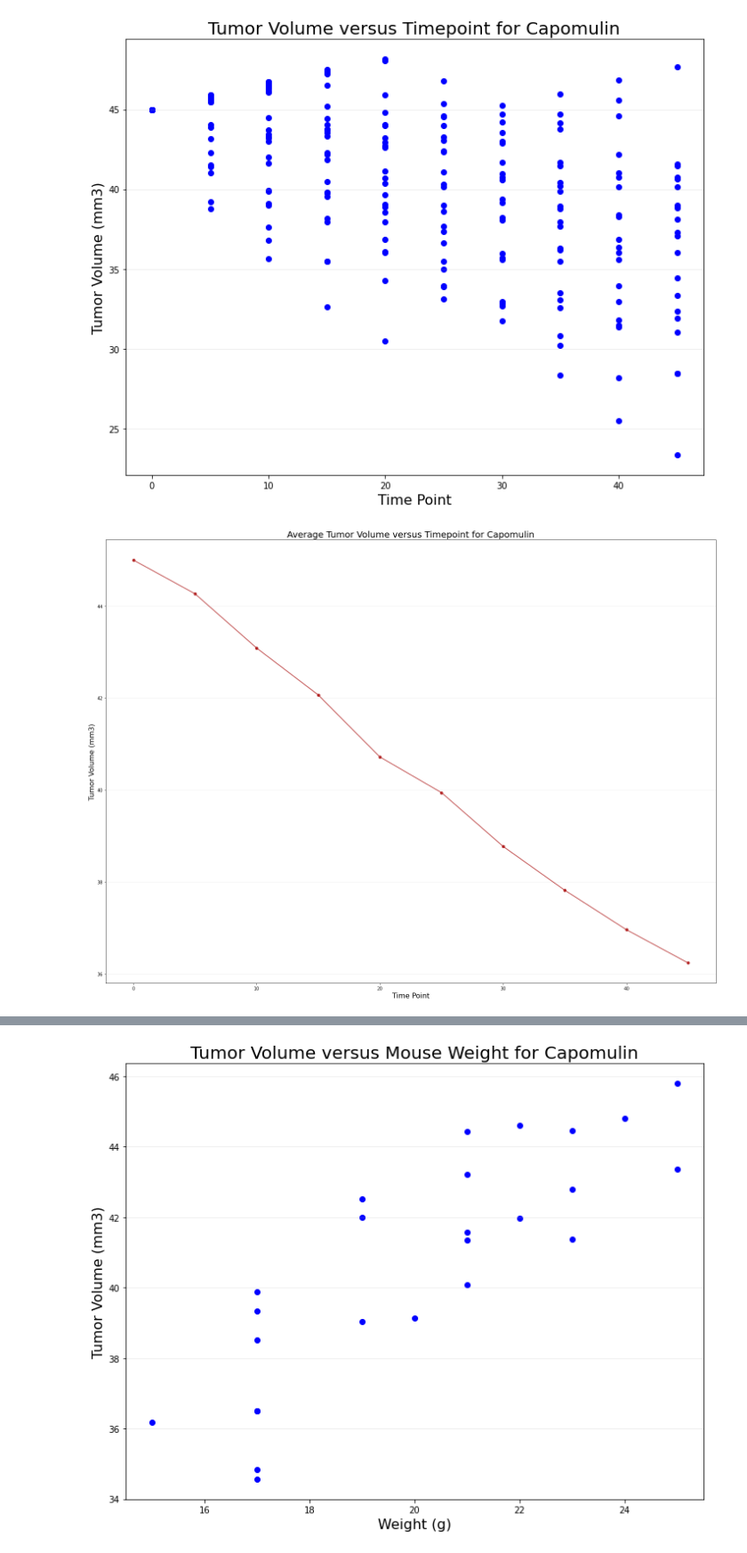
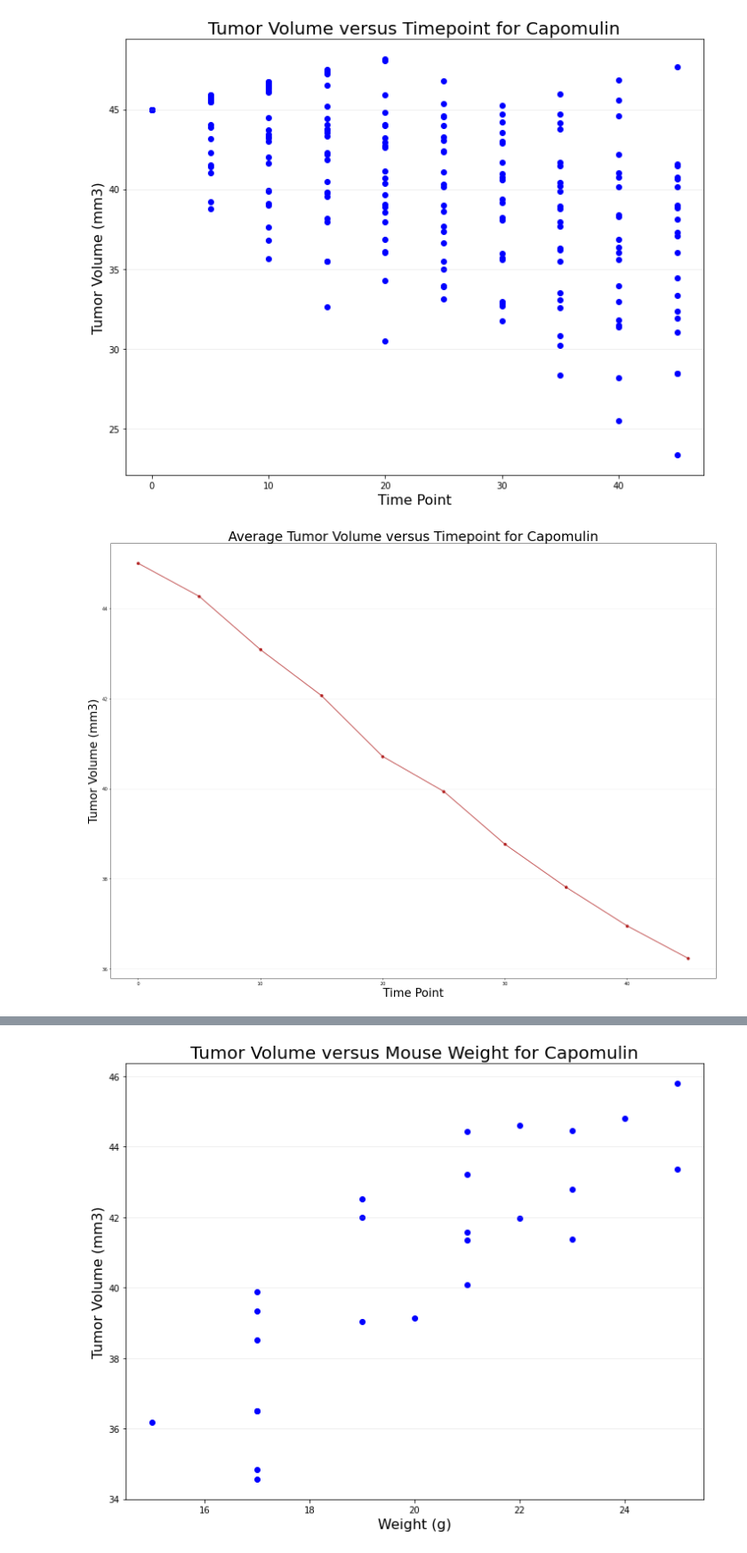
Before and after one commit to sajid1760/SMU_Data_Bootcamp_Homework_September19, a Jupyter notebook: 05-Matplotlib/Instructions/Pymaceuticals/pymaceuticals_starter-Copy1.ipynb, the cells around one changed output, grey strips where cells are left out. Shown: that part at 89% size. Drawn from its saved outputs; the diff is of its cells as text; code cells hidden in the pictures.

```diff
--- a/05-Matplotlib/Instructions/Pymaceuticals/pymaceuticals_starter-Copy1.ipynb
+++ b/05-Matplotlib/Instructions/Pymaceuticals/pymaceuticals_starter-Copy1.ipynb
@@ -445,17 +445,18 @@ plt.show()
 # %%
 # Generate a line plot of tumor volume vs. time point for a mouse treated with Capomulin
 # A line plot was not useful so I generated a scatter plot. I am going to create a line plot for average tumor volume versus timepoint
+# I will create a line plot of tumor volume vs. time point for a single mouse below
 
 dfjydata = dfj2.loc[dfj2["Drug Regimen"] == "Capomulin"]
 xdataavg = dfjydata.groupby("Timepoint").mean().index.values
 ydataavg = dfjydata.groupby("Timepoint").mean()["Tumor Volume (mm3)"].values
 
-plt.xlabel("Time Point", fontsize = 16)
-plt.ylabel("Tumor Volume (mm3)", fontsize = 16)
-plt.title("Average Tumor Volume versus Timepoint for Capomulin", fontsize = 20)
+plt.xlabel("Time Point", fontsize = 26)
+plt.ylabel("Tumor Volume (mm3)", fontsize = 26)
+plt.title("Average Tumor Volume versus Timepoint for Capomulin", fontsize = 30)
 
 plt.plot(xdataavg, ydataavg, color = "firebrick", marker = 'o')
 plt.grid(axis="y", alpha=0.25)
 plt.show()
 # %% [output]
-[figure, old version]
+[figure, new version]
```
Also changed, not shown: parts of 4 cells of this notebook.
